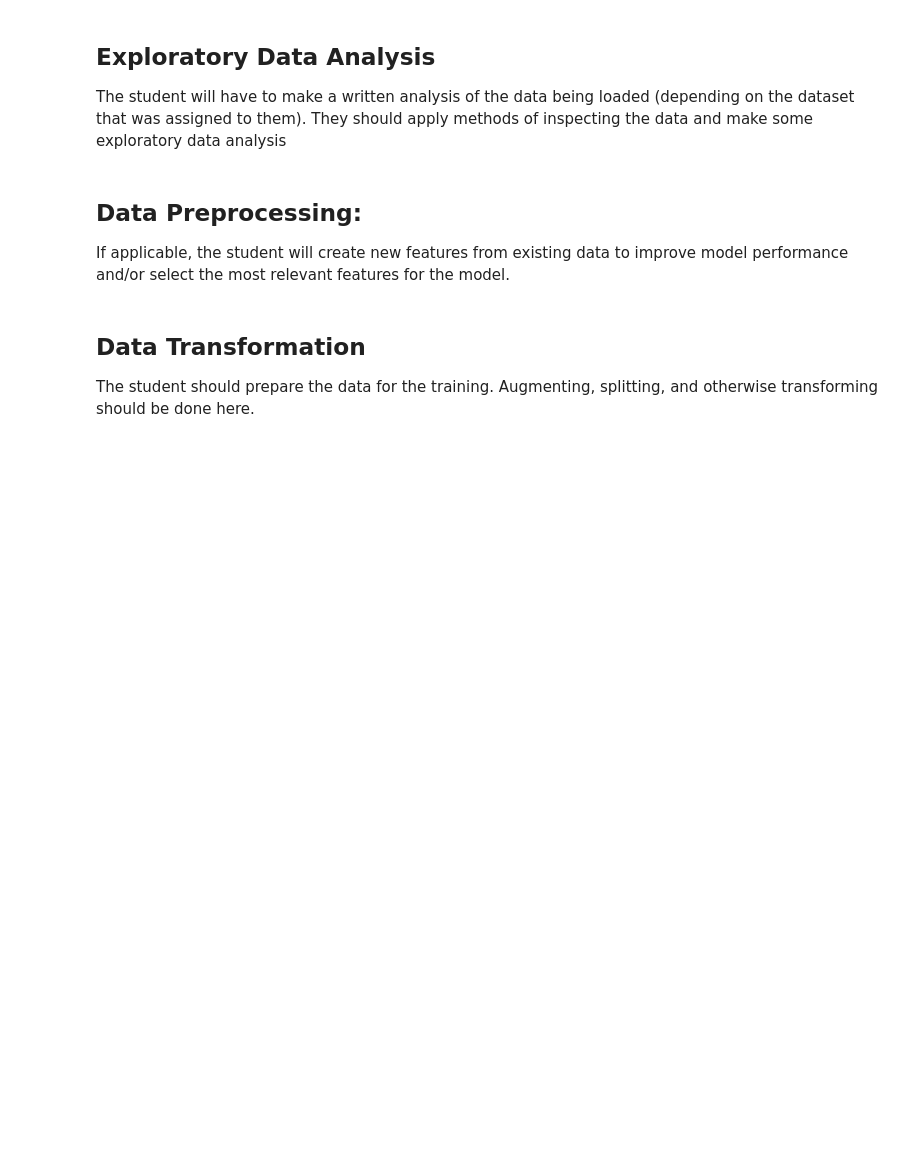
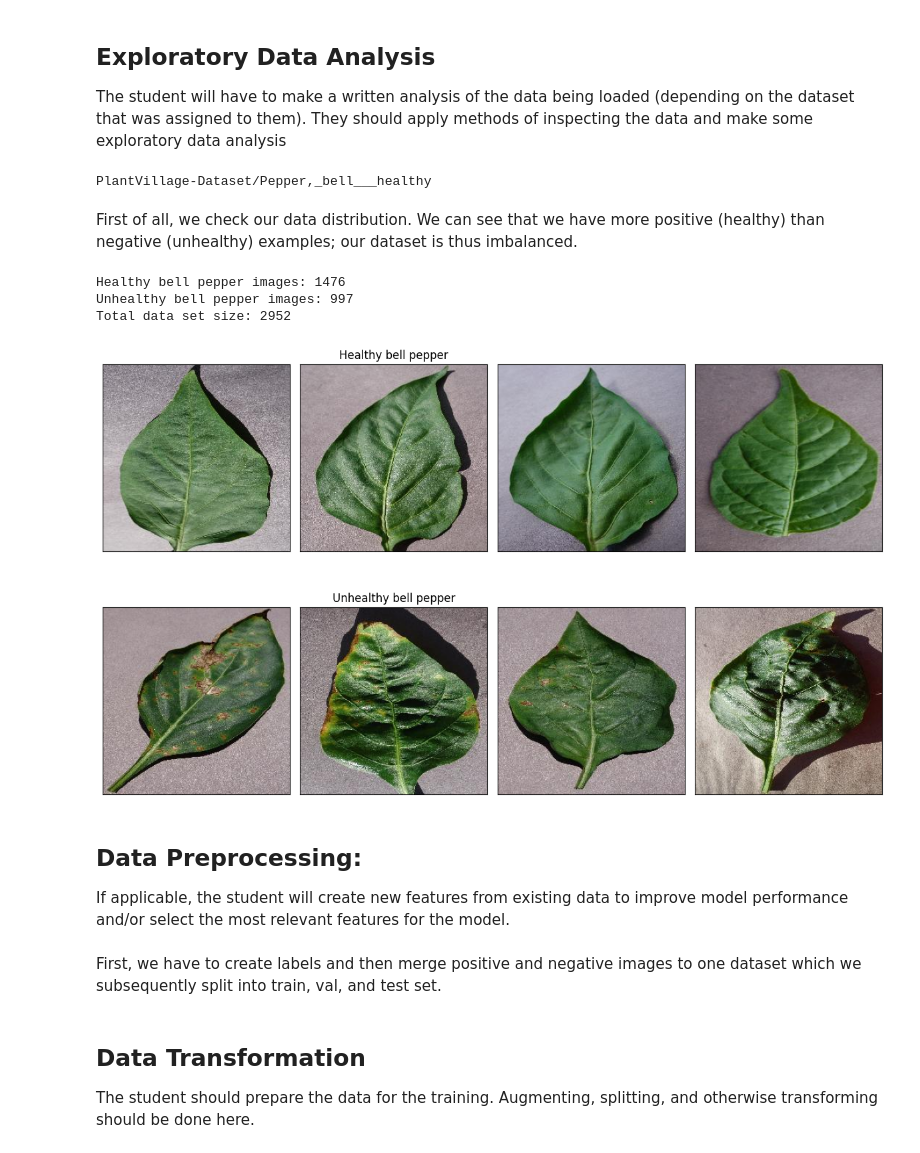
Before and after one commit to reascr/MSC-in-IT-and-Cognition, a Jupyter notebook: AppliedAI/Second_assignment_dataset_3.ipynb, the cells around one changed output. Cells and saved outputs as stored; diff of their text form; code cells hidden in the pictures; blank space fills up the shorter version.

Commit message:
exploratory data analysis

```diff
--- a/AppliedAI/Second_assignment_dataset_3.ipynb
+++ b/AppliedAI/Second_assignment_dataset_3.ipynb
@@ -19,7 +28,67 @@ For this assignment, you will make a model that predicts whether a bell pepper l
 ## **Exploratory Data Analysis**
 
 The student will have to make a written analysis of the data being loaded (depending on the dataset that was assigned to them). They should apply methods of inspecting the data and make some exploratory data analysis
+# %%
+import os
+DIR = "PlantVillage-Dataset"
+#os.listdir('PlantVillage-Dataset') # We are only interested in the healthy and unhealthy bell pepper images
+healthy_path = os.path.join(DIR, "Pepper,_bell___healthy")
+unhealthy_path = os.path.join(DIR, "Pepper,_bell___Bacterial_spot")
+# %% [output]
+PlantVillage-Dataset/Pepper,_bell___healthy
+# %% [markdown]
+First of all, we check our data distribution. We can see that we have more positive (healthy) than negative (unhealthy) examples; our dataset is thus imbalanced.
+# %%
+healthy_images = os.listdir(healthy_path)
+unhealthy_images = os.listdir(unhealthy_path)
+print("Healthy bell pepper images:", len(healthy_images))
+print("Unhealthy bell pepper images:", len(unhealthy_images))
+print("Total data set size:", len(healthy_images)+len(healthy_images))
+# %% [output]
+Healthy bell pepper images: 1476
+Unhealthy bell pepper images: 997
+Total data set size: 2952
+# %%
+# inspect some examples for healthy and unhealthy bell peppers
+import matplotlib.pyplot as plt
+import matplotlib.image as mpimg
+import random
+
+healthy_images_sample = random.sample(healthy_images, 4)
+unhealthy_images_sample = random.sample(unhealthy_images, 4)
+
+plt.figure(figsize=(12, 8)) # code modified after exercise notebook 4 Computer Vision
+
+for i, file_name in enumerate(healthy_images_sample):
+  #print(file_name) # We have JPG images
+  image = mpimg.imread(os.path.join(healthy_path,file_name))
+  #print(image.shape) # (256, 256, 3) --> 256*256 pixels, colour images
+  ax = plt.subplot(2, 4, i+1)
+  plt.imshow(image)
+  plt.axis('on')
+  plt.xticks([])
+  plt.yticks([])
+  if i ==1:
+    plt.title("Healthy bell pepper")
+
+
+for i, file_name in enumerate(unhealthy_images_sample):
+  image = mpimg.imread(os.path.join(unhealthy_path,file_name))
+  ax = plt.subplot(2, 4, i+5)
+  plt.imshow(image)
+  plt.axis('on')
+  plt.xticks([])
+  plt.yticks([])
+  if i ==1:
+    plt.title("Unhealthy bell pepper")
+
+plt.tight_layout()
+plt.show()
+# %% [output]
+[figure, added]
 # %% [markdown]
 ## **Data Preprocessing**:
 
 If applicable, the student will create new features from existing data to improve model performance and/or select the most relevant features for the model.
+# %% [markdown]
+First, we have to create labels and then merge positive and negative images to one dataset which we subsequently split into train, val, and test set.
```
Also changed, not shown: parts of 3 cells of this notebook.
